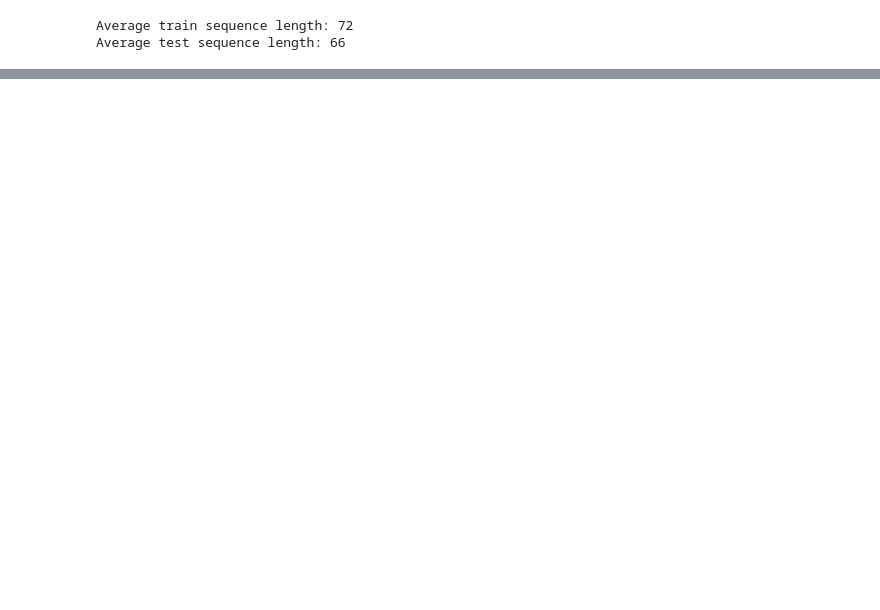
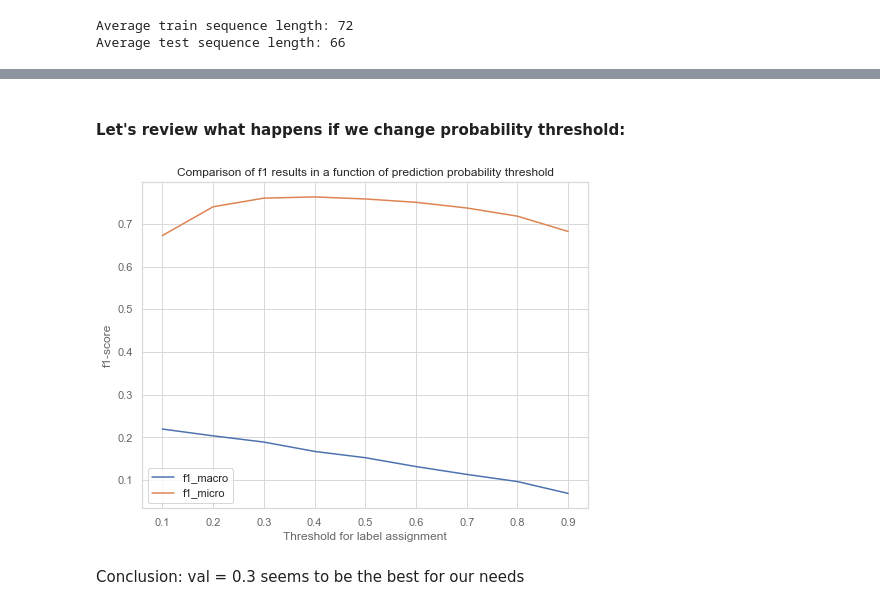
Before and after one commit to Przax/BootcampProject, a Jupyter notebook: BootcampProject_main.ipynb, the cells around one changed output, grey strips where cells are left out. Saved outputs shown, nothing was run; the diff lists cells and outputs as text; code cells hidden in the pictures; blank space fills up the shorter version.

```diff
--- a/BootcampProject_main.ipynb
+++ b/BootcampProject_main.ipynb
@@ -1474,0 +1261,6 @@ https://datascience.stackexchange.com/questions/15989/micro-average-vs-macro-ave
+# %%
+model_CNN1.fit(X_train_pad, y_train,
+         batch_size=batch_size,
+         epochs=epochs,
+         callbacks=[es],
+         validation_split = validation_split)
@@ -1474,0 +1338,6 @@ https://datascience.stackexchange.com/questions/15989/micro-average-vs-macro-ave
+# %%
+model_CNN2.fit(X_train_pad, y_train,
+         batch_size=batch_size,
+         epochs=epochs,
+         callbacks=[es],
+         validation_split = validation_split)
@@ -1474,0 +1353,7 @@ https://datascience.stackexchange.com/questions/15989/micro-average-vs-macro-ave
+# %%
+y_pred = model_CNN2.predict(X_test_pad)
+val = 0.3
+y_pred[y_pred>=val] = 1
+y_pred[y_pred<val] = 0
+y_pred = y_pred.astype(int)
+metricsReport('CNN_pretrained', y_test, y_pred)
@@ -1474,0 +1373,27 @@ https://datascience.stackexchange.com/questions/15989/micro-average-vs-macro-ave
+# %% [markdown]
+#### Let's review what happens if we change probability threshold:
+# %%
+y_pred = model_CNN2.predict(X_test_pad)
+
+val_list = np.arange(0.1, 1, 0.1)
+macro_f1_cnn = []
+micro_f1_cnn = []
+for val in val_list:
+    y_pred_val = y_pred.copy()
+    y_pred_val[y_pred_val>=val] = 1
+    y_pred_val[y_pred_val<val] = 0
+    macro_f1_cnn.append(f1_score(y_test, y_pred_val, average='macro'))
+    micro_f1_cnn.append(f1_score(y_test, y_pred_val, average='micro'))
+# %%
+plt.figure(figsize=(8,6))
+plt.plot(val_list, macro_f1_cnn, label = "f1_macro")
+plt.plot(val_list, micro_f1_cnn, label = "f1_micro")
+plt.title('Comparison of f1 results in a function of prediction probability threshold');
+plt.xlabel('Threshold for label assignment')
+plt.ylabel('f1-score')
+plt.legend()
+plt.show()
+# %% [output]
+[figure, added]
+# %% [markdown]
+Conclusion: val = 0.3 seems to be the best for our needs
```
Also changed, not shown: parts of 191 cells of this notebook, 2 other files.
